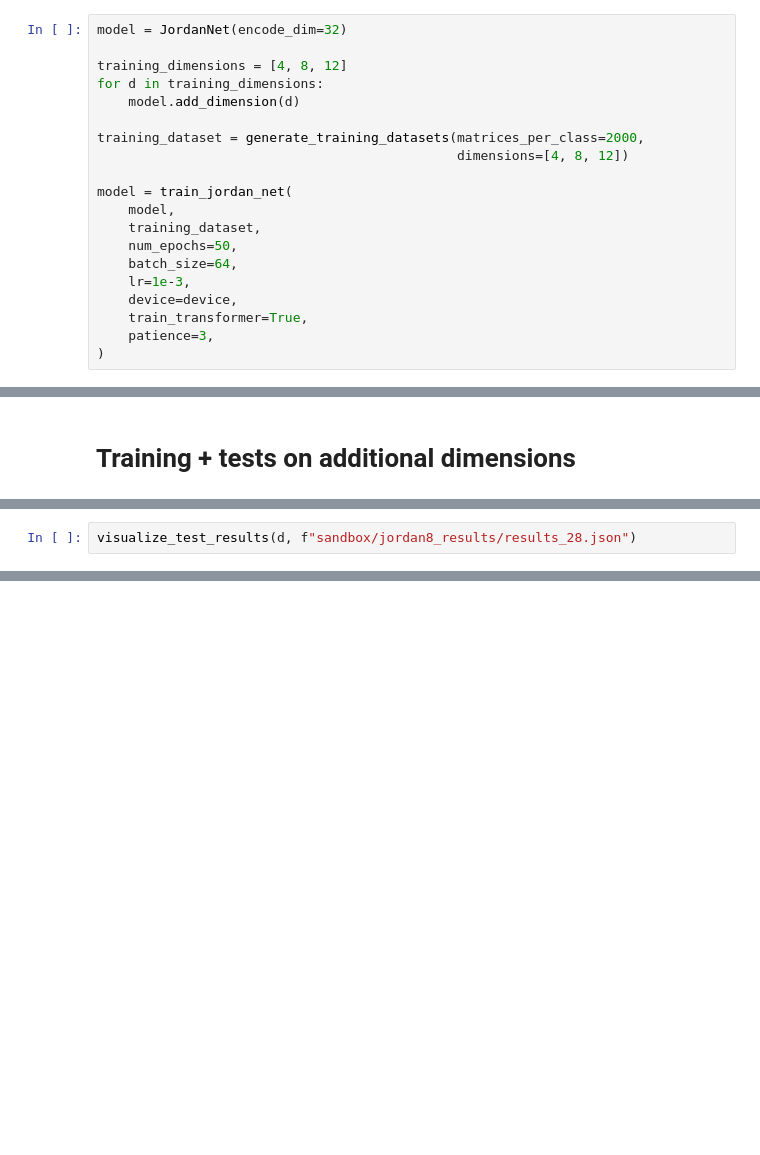
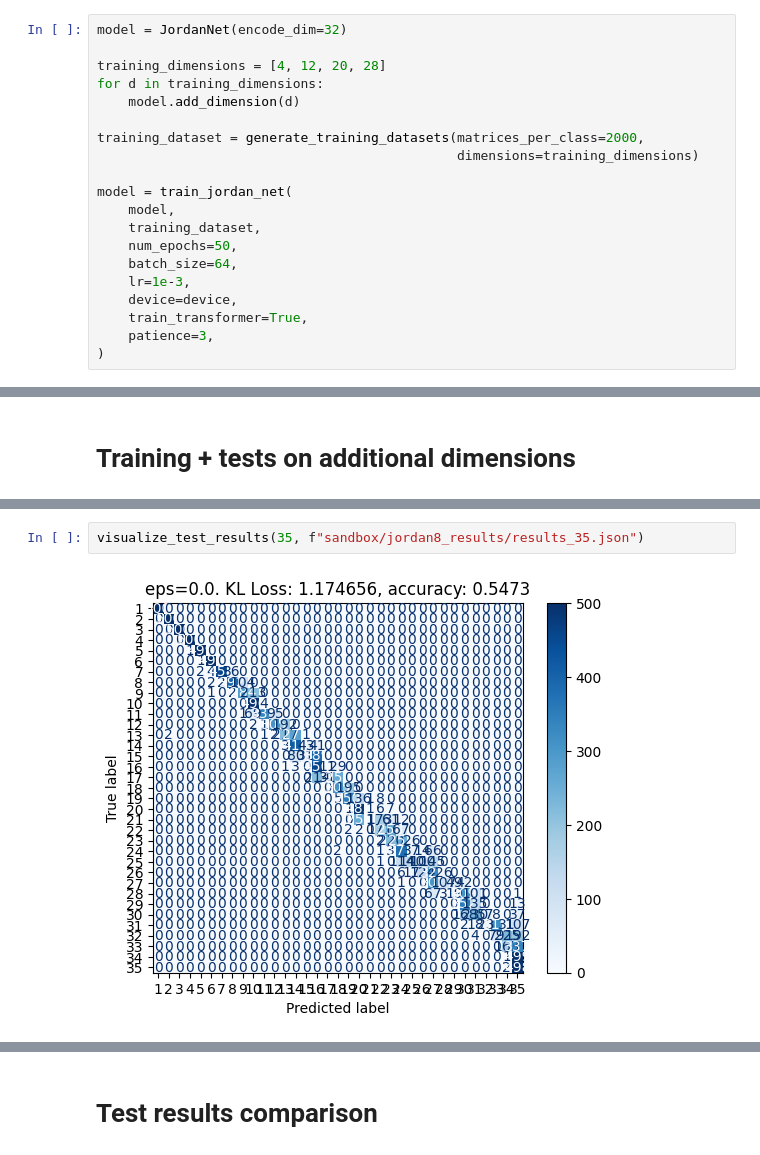
Before and after one commit to Michozord/Jordan_Transformer, a Jupyter notebook: sandbox/Jordan8.ipynb, the cells around one changed output, grey strips where cells are left out. Cells and saved outputs as stored; diff of their text form; blank space fills up the shorter version.

Commit message:
Jordan8: large scale example

```diff
--- a/sandbox/Jordan8.ipynb
+++ b/sandbox/Jordan8.ipynb
@@ -22,12 +22,12 @@ np.random.seed(0)
 # %%
 model = JordanNet(encode_dim=32)
 
-training_dimensions = [4, 8, 12]
+training_dimensions = [4, 12, 20, 28]
 for d in training_dimensions:
     model.add_dimension(d)
 
 training_dataset = generate_training_datasets(matrices_per_class=2000,
-                                              dimensions=[4, 8, 12])
+                                              dimensions=training_dimensions)
 
 model = train_jordan_net(
     model,
@@ -318,2 +349,4 @@ for d in new_dimensions:
 # %%
-visualize_test_results(d, f"sandbox/jordan8_results/results_28.json")
+visualize_test_results(35, f"sandbox/jordan8_results/results_35.json")
+# %% [output]
+[figure, added]
@@ -319,0 +359,2 @@ visualize_test_results(d, f"sandbox/jordan8_results/results_28.json")
+# %% [markdown]
+# Test results comparison
```
Also changed, not shown: parts of 11 cells of this notebook, 12 other files.
